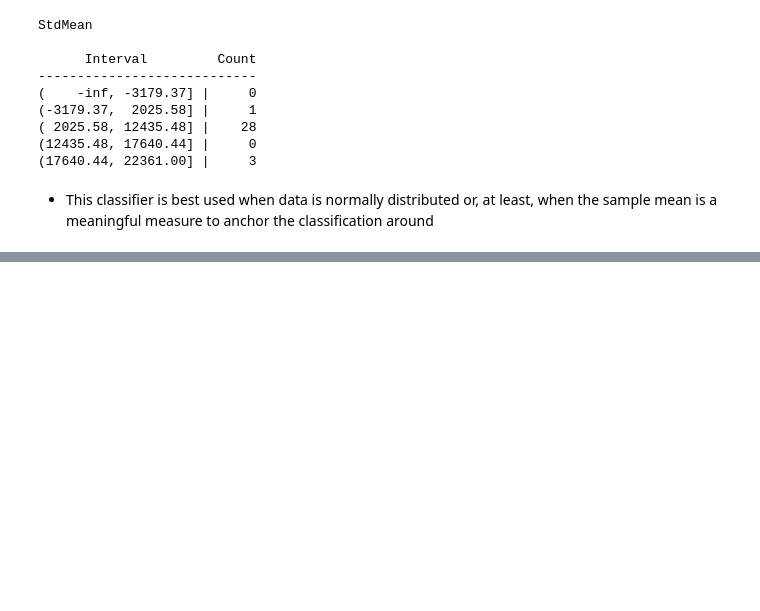
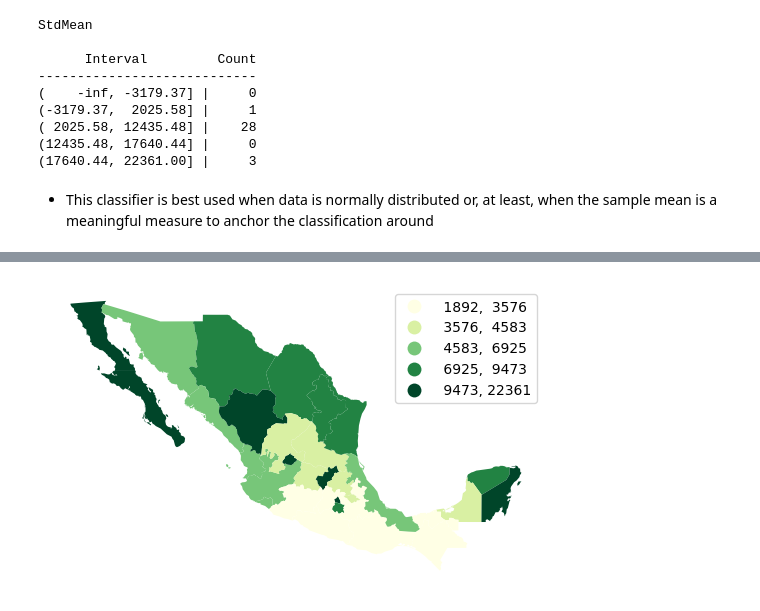
Before and after one commit to Maras13/geographic_data_science, a Jupyter notebook: Spatial_Data_Analysis.ipynb, the cells around one changed output, grey strips where cells are left out. Saved outputs shown, nothing was run; the diff lists cells and outputs as text; code cells hidden in the pictures; blank space fills up the shorter version.

```diff
--- a/Spatial_Data_Analysis.ipynb
+++ b/Spatial_Data_Analysis.ipynb
@@ -152,0 +360,11 @@ StdMean
+# %%
+ax = mx.plot(column = "PCGDP1940",#data to plot
+             scheme= "Quantiles", #classification scheme
+             cmap= "YlGn",
+             legend=True,
+             legend_kwds={"fmt": "{:.0f}"} #remove decimals in the legend
+            )
+
+ax.set_axis_off();   #remove axis
+# %% [output]
+[figure, added]
```
Also changed, not shown: parts of 45 cells of this notebook, 1 other file.
